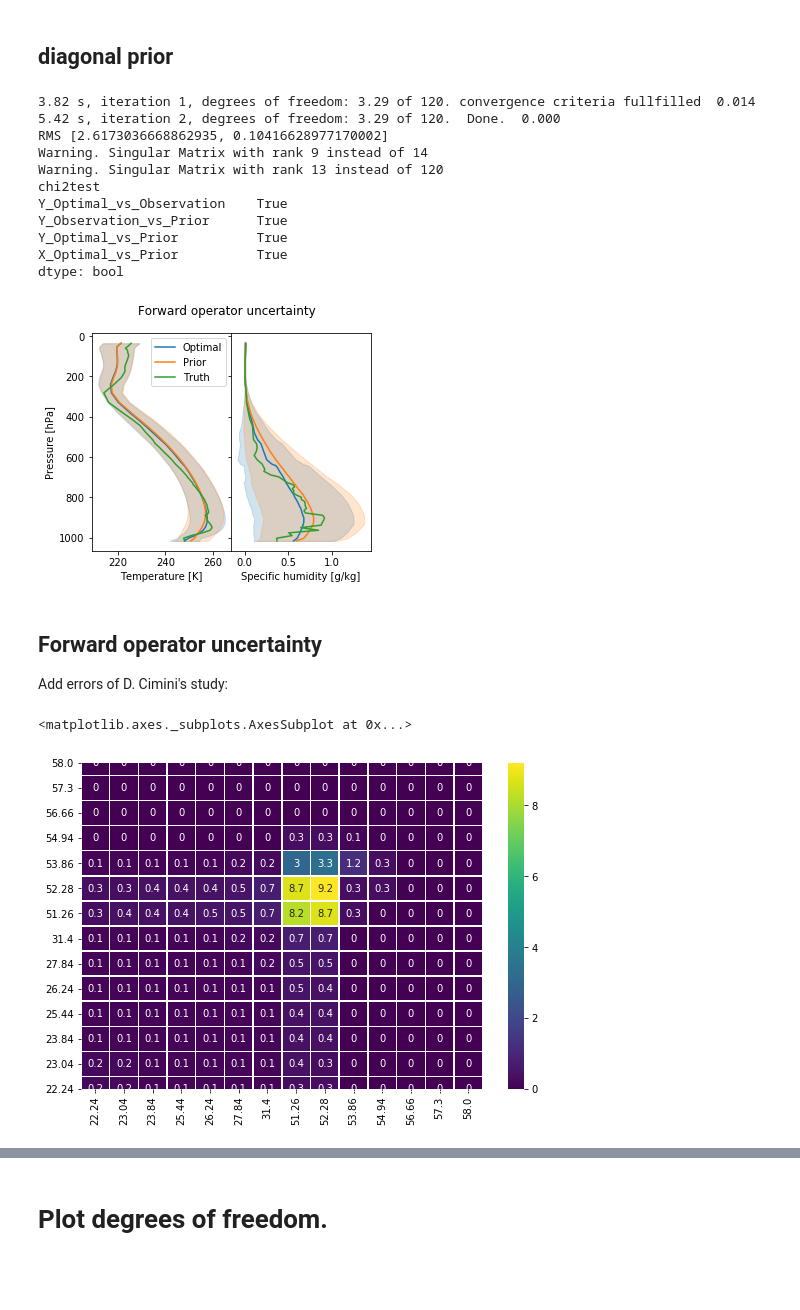
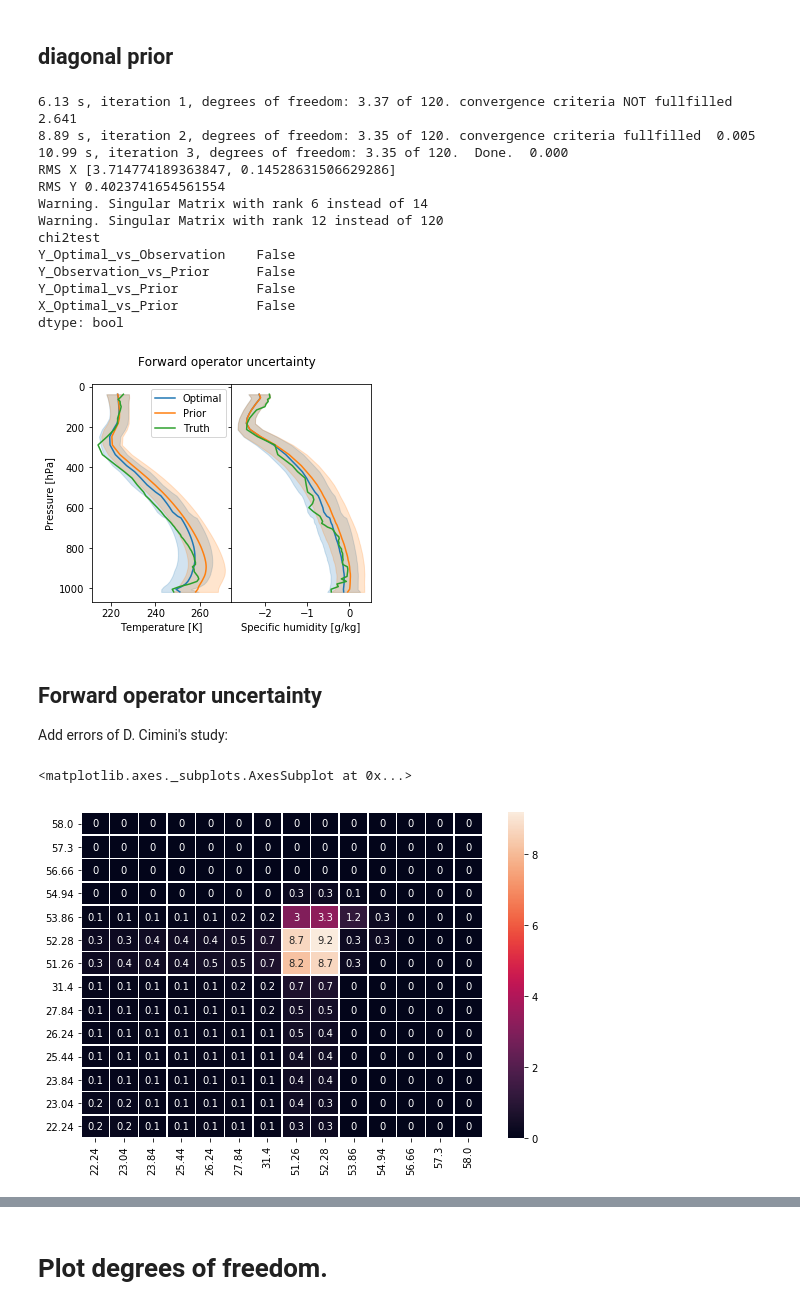
Before and after one commit to maahn/pyOptimalEstimation_examples, a Jupyter notebook: MWR_retrieval.ipynb, the cells around one changed output, grey strips where cells are left out. Cells and saved outputs as stored; diff of their text form; code cells hidden in the pictures; blank space fills up the shorter version.

```diff
--- a/MWR_retrieval.ipynb
+++ b/MWR_retrieval.ipynb
@@ -228,40 +312,41 @@ dtype: bool
 # %%
 oe_diag = pyOE.optimalEstimation(
     x_vars,
-    x_mean.sel(season='DJF').to_pandas(),
-    np.diag(np.diag(x_cov.sel(season='DJF'))),
+    x_mean.sel(season=season).to_pandas(),
+    np.diag(np.diag(x_cov.sel(season=season))),
     y_vars,
     y_obs,
-    y_cov,
+    y_cor,
     forwardRT,
     x_truth=x_truth,
     forwardKwArgs=forwardKwArgs,
-    b_vars=b_vars,
-    b_p=b_param,
-    S_b=b_cov,
 )
 oe_diag.doRetrieval()
 
 
 
-supporting_routines.plotMwrResults(oe_diag, h=pressure/100, hlabel ='Pressure [hPa]', title='Forward operator uncertainty')
+supporting_routines.plotMwrResults(oe_diag, h=pressure.sel(season=season)/100, hlabel ='Pressure [hPa]', title='Forward operator uncertainty')
 
 
-print('RMS', [np.sqrt(np.mean((a-b)**2)) for a,b in zip(supporting_routines.splitTQ(oe_diag.x_op), supporting_routines.splitTQ(oe_diag.x_truth))])
+print('RMS X', [np.sqrt(np.mean((a-b)**2)) for a,b in zip(supporting_routines.splitTQ(oe_diag.x_op), supporting_routines.splitTQ(oe_diag.x_truth))])
+print('RMS Y', np.sqrt(np.mean((oe_diag.y_obs - oe_diag.y_op)**2)) )
+
 print(oe_diag.chiSquareTest()[0])
 # %% [output]
-3.82 s, iteration 1, degrees of freedom: 3.29 of 120. convergence criteria fullfilled  0.014
-5.42 s, iteration 2, degrees of freedom: 3.29 of 120.  Done.  0.000
-RMS [2.6173036668862935, 0.10416628977170002]
-Warning. Singular Matrix with rank 9 instead of 14
-Warning. Singular Matrix with rank 13 instead of 120
+6.13 s, iteration 1, degrees of freedom: 3.37 of 120. convergence criteria NOT fullfilled  2.641
+8.89 s, iteration 2, degrees of freedom: 3.35 of 120. convergence criteria fullfilled  0.005
+10.99 s, iteration 3, degrees of freedom: 3.35 of 120.  Done.  0.000
+RMS X [3.714774189363847, 0.14528631506629286]
+RMS Y 0.4023741654561554
+Warning. Singular Matrix with rank 6 instead of 14
+Warning. Singular Matrix with rank 12 instead of 120
 chi2test
-Y_Optimal_vs_Observation    True
-Y_Observation_vs_Prior      True
-Y_Optimal_vs_Prior          True
-X_Optimal_vs_Prior          True
+Y_Optimal_vs_Observation    False
+Y_Observation_vs_Prior      False
+Y_Optimal_vs_Prior          False
+X_Optimal_vs_Prior          False
 dtype: bool
-[figure, old version]
+[figure, new version]
 # %% [markdown]
 ## Forward operator uncertainty
 
@@ -287,11 +372,10 @@ Syb = pn.DataFrame(np.array([
                   columns=frequencies)
 # %%
 f, ax = plt.subplots(figsize=(9, 6))
-sns.heatmap(Syb, annot=True, linewidths=.5, ax=ax, fmt = 'g',
-                   cmap='viridis')
+sns.heatmap(Syb, annot=True, linewidths=.5, ax=ax, fmt = 'g')
 # %% [output]
 <matplotlib.axes._subplots.AxesSubplot at 0x...>
-[figure, old version]
+[figure, new version]
 # %%
 oe_b = pyOE.optimalEstimation(
     x_vars,
```
Also changed, not shown: parts of 37 cells of this notebook, 2 other files.
